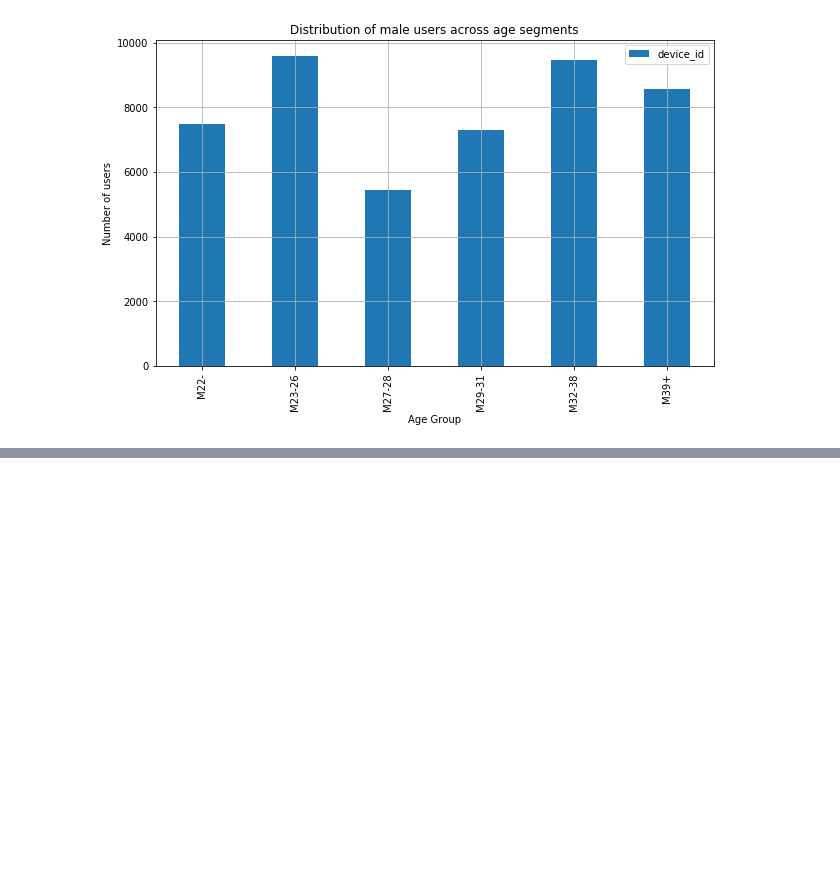
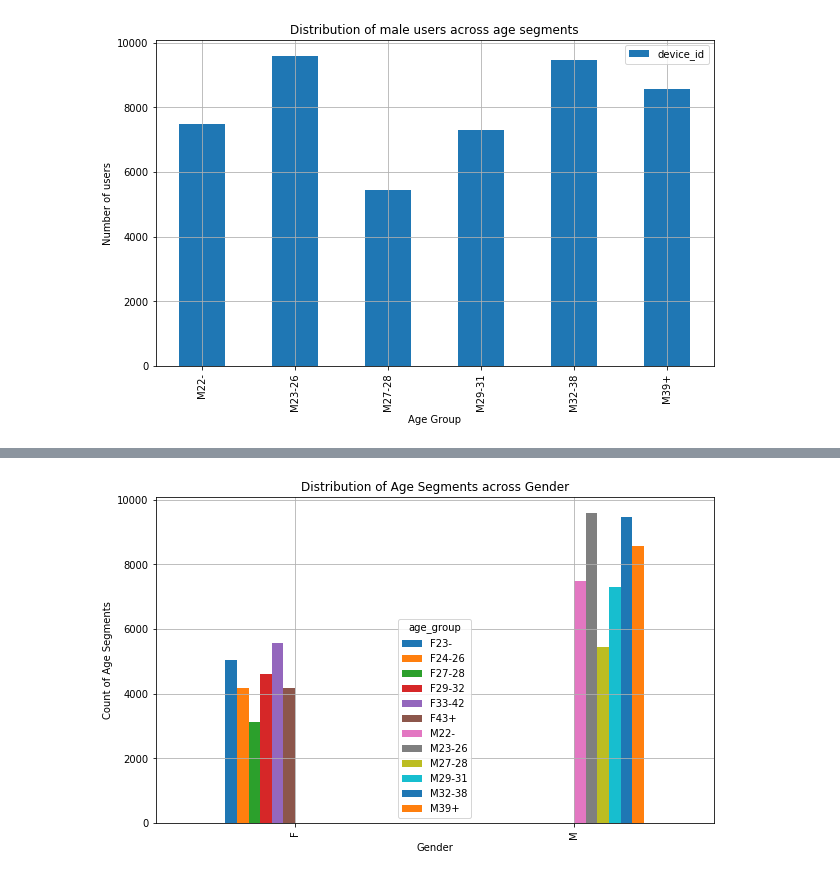
Before and after one commit to Shayista-Tamkeen/Capstone-Project-1, a Jupyter notebook: INSAID - Consulting Capstone Project 1.ipynb, the cells around one changed output, grey strips where cells are left out. Drawn from its saved outputs; the diff is of its cells as text; code cells hidden in the pictures; blank space fills up the shorter version.

```diff
--- a/INSAID - Consulting Capstone Project 1.ipynb
+++ b/INSAID - Consulting Capstone Project 1.ipynb
@@ -577,0 +644,3 @@ plt.show()
+# %%
+distribution_of_age_segments_across_gender= pd.DataFrame(gender_age_train_data.groupby("gender")["age_group"].value_counts().reset_index(name='count'))
+distribution_of_age_segments_across_gender
@@ -577,0 +661,8 @@ plt.show()
+# %%
+distribution_of_age_segments_across_gender.pivot_table(index='gender', columns='age_group', values='count', aggfunc='sum').plot.bar(grid = True, figsize = (10, 6))
+plt.xlabel("Gender")
+plt.ylabel("Count of Age Segments")
+plt.title("Distribution of Age Segments across Gender")
+plt.show()
+# %% [output]
+[figure, added]
```
Also changed, not shown: parts of 29 cells of this notebook.
